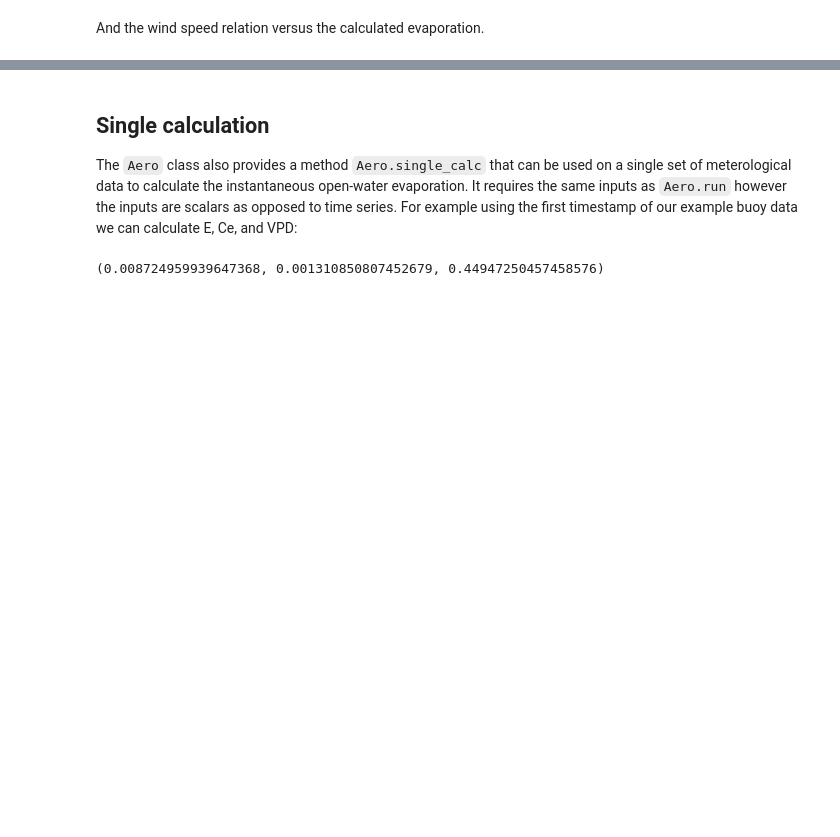
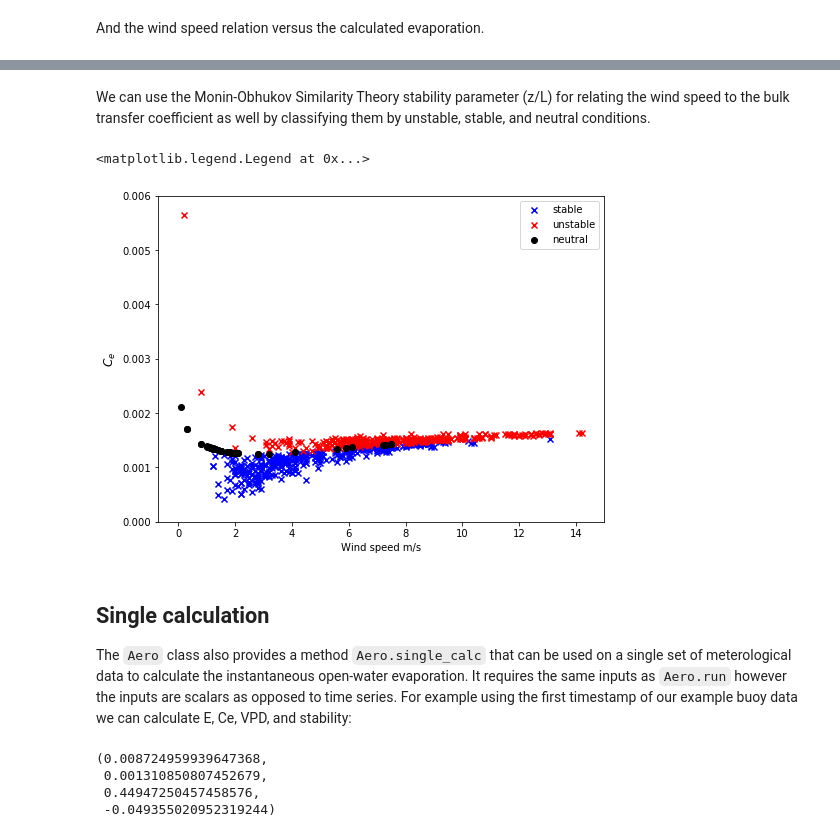
Before and after one commit to WSWUP/AeroEvap, a Jupyter notebook: notebooks/tutorial.ipynb, the cells around one changed output, grey strips where cells are left out. Drawn from its saved outputs; the diff is of its cells as text; code cells hidden in the pictures; blank space fills up the shorter version.

```diff
--- a/notebooks/tutorial.ipynb
+++ b/notebooks/tutorial.ipynb
@@ -183,7 +183,25 @@ Text(0.5, 0, 'mean daily wind speed m/s')
+# %% [markdown]
+We can use the Monin-Obhukov Similarity Theory stability parameter (z/L) for relating the wind speed to the bulk transfer coefficient as well by classifying them by unstable, stable, and neutral conditions.
+# %%
+stable = np.real(A.df.stability) > 0
+unstable = np.real(A.df.stability) < 0
+neutral = np.real(A.df.stability) == 0
+
+plt.figure(figsize=(8,6))
+plt.scatter(A.df.WSPD[stable], A.df.Ce[stable], marker='x', color='blue', label='stable')
+plt.scatter(A.df.WSPD[unstable], A.df.Ce[unstable], marker='x', color='red', label='unstable')
+plt.scatter(A.df.WSPD[neutral], A.df.Ce[neutral], marker='o', color='black', label='neutral')
+plt.ylim(0,0.006)
+plt.ylabel(r'$C_e$', fontsize=12)
+plt.xlabel('Wind speed m/s')
+plt.legend()
+# %% [output]
+<matplotlib.legend.Legend at 0x...>
+[figure, added]
 # %% [markdown]
 ## Single calculation
 
-The ``Aero`` class also provides a method ``Aero.single_calc`` that can be used on a single set of meterological data to calculate the instantaneous open-water evaporation. It requires the same inputs as ``Aero.run`` however the inputs are scalars as opposed to time series. For example using the first timestamp of our example buoy data we can calculate E, Ce, and VPD:
+The ``Aero`` class also provides a method ``Aero.single_calc`` that can be used on a single set of meterological data to calculate the instantaneous open-water evaporation. It requires the same inputs as ``Aero.run`` however the inputs are scalars as opposed to time series. For example using the first timestamp of our example buoy data we can calculate E, Ce, VPD, and stability:
 # %%
 datetime = '2019-08-01 00:00:00'
 wind = 3.3
@@ -205,6 +223,9 @@ E, Ce, VPD = Aero.single_calc(
     timestep
 )
 # %%
-E, Ce, VPD
+E, Ce, VPD, stability
 # %% [output]
-(0.008724959939647368, 0.001310850807452679, 0.44947250457458576)
+(0.008724959939647368,
+ 0.001310850807452679,
+ 0.44947250457458576,
+ -0.049355020952319244)
```
Also changed, not shown: parts of 9 cells of this notebook, 9 other files.
